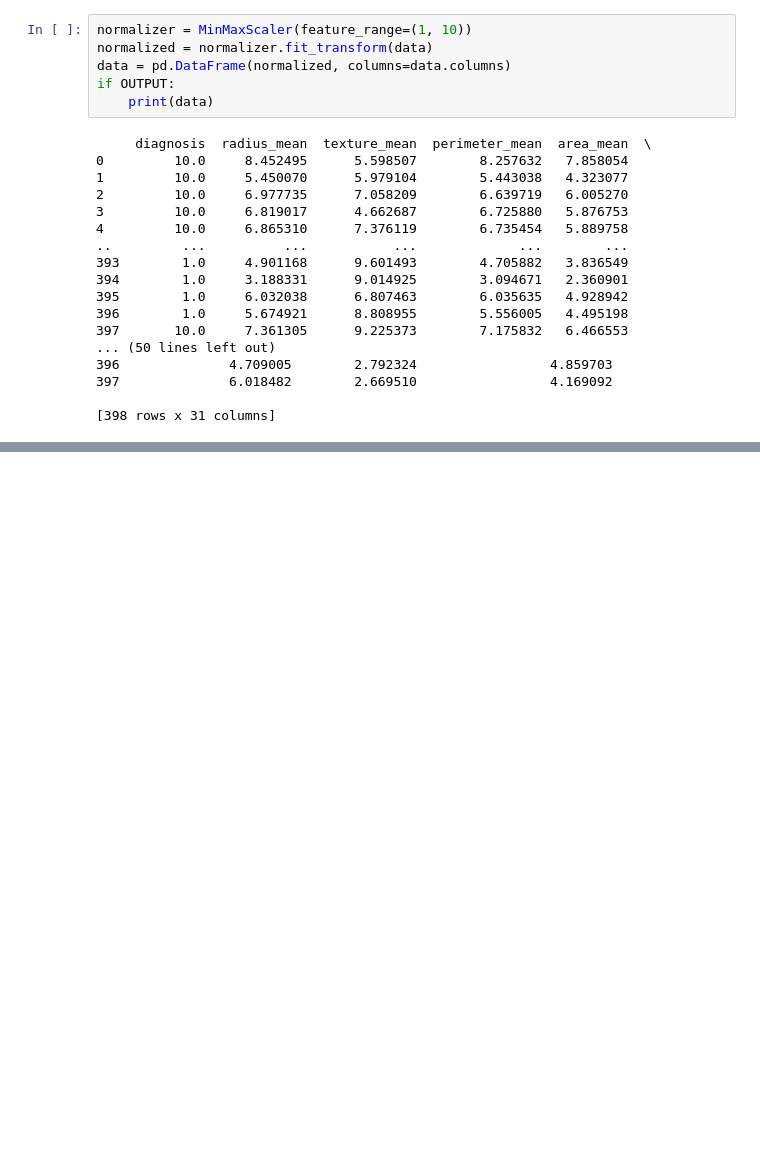
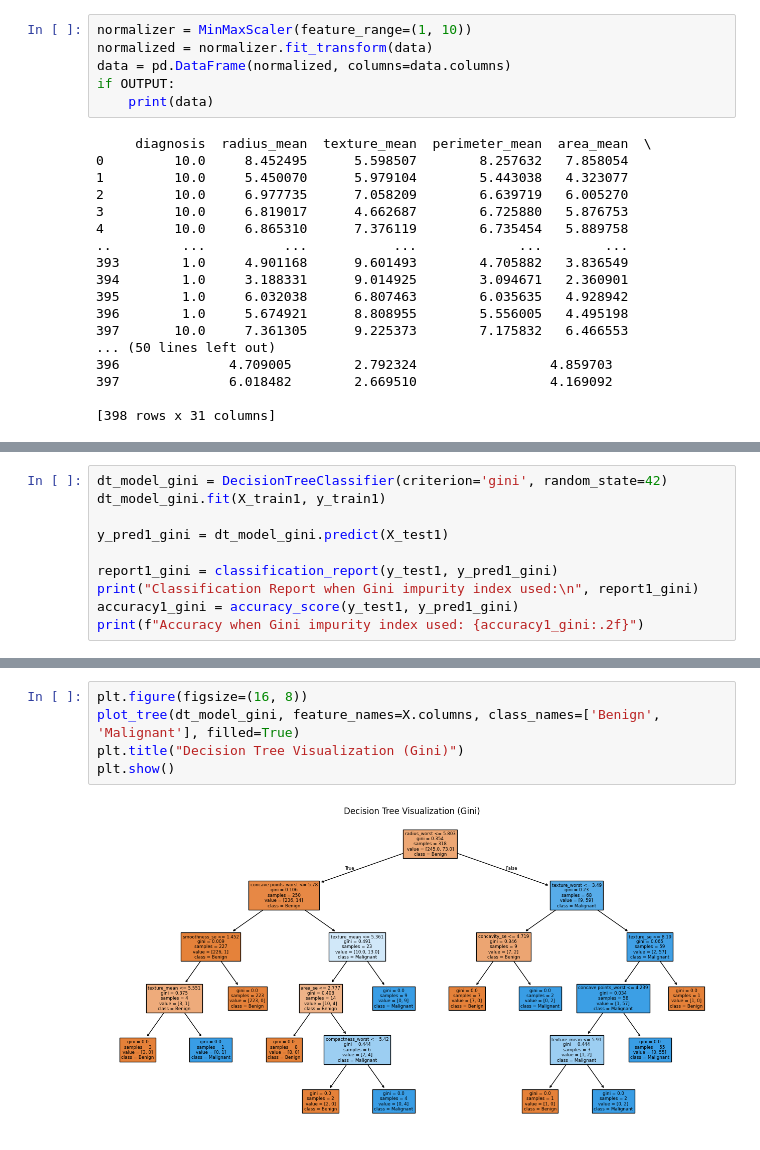
Before and after one commit to youssef-mohamed1809/Type-of-Breast-Cancer-Prediction, a Jupyter notebook: main.ipynb, the cells around one changed output, grey strips where cells are left out. Drawn from its saved outputs; the diff is of its cells as text; blank space fills up the shorter version.

```diff
--- a/main.ipynb
+++ b/main.ipynb
@@ -377,0 +464,10 @@ if OUTPUT:
+# %%
+dt_model_gini = DecisionTreeClassifier(criterion='gini', random_state=42)
+dt_model_gini.fit(X_train1, y_train1)
+
+y_pred1_gini = dt_model_gini.predict(X_test1)
+
+report1_gini = classification_report(y_test1, y_pred1_gini)
+print("Classification Report when Gini impurity index used:\n", report1_gini)
+accuracy1_gini = accuracy_score(y_test1, y_pred1_gini)
+print(f"Accuracy when Gini impurity index used: {accuracy1_gini:.2f}")
@@ -377,0 +486,7 @@ if OUTPUT:
+# %%
+plt.figure(figsize=(16, 8))
+plot_tree(dt_model_gini, feature_names=X.columns, class_names=['Benign', 'Malignant'], filled=True)
+plt.title("Decision Tree Visualization (Gini)")
+plt.show()
+# %% [output]
+[figure, added]
```
Also changed, not shown: parts of 28 cells of this notebook.
